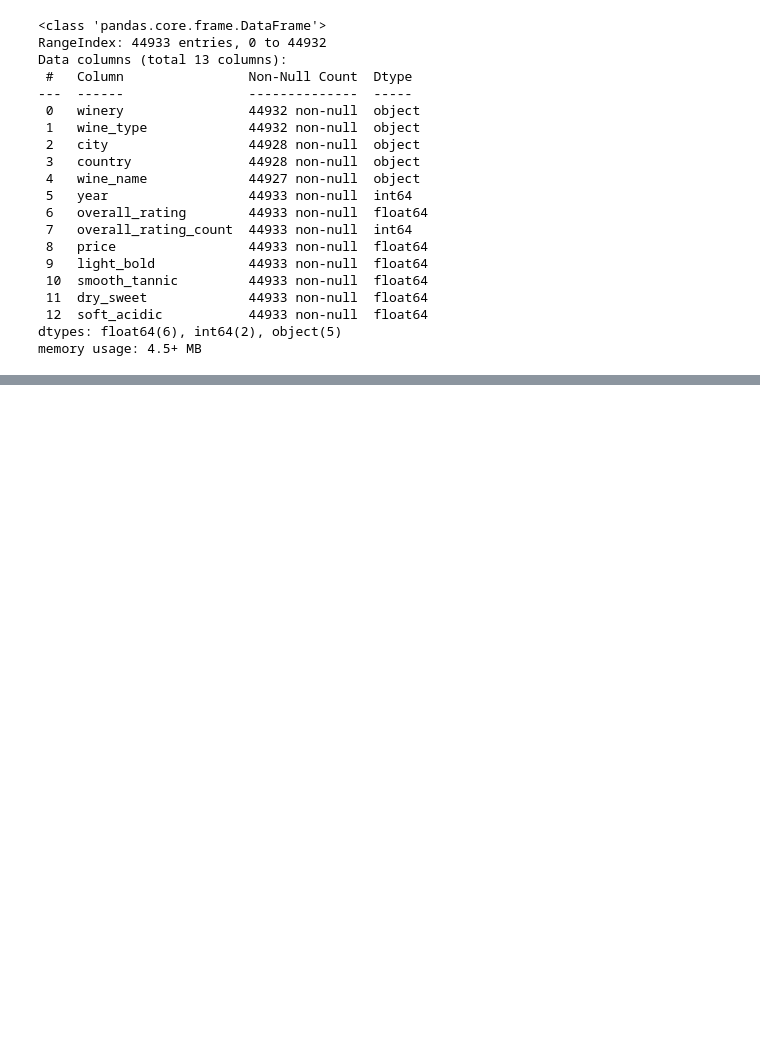
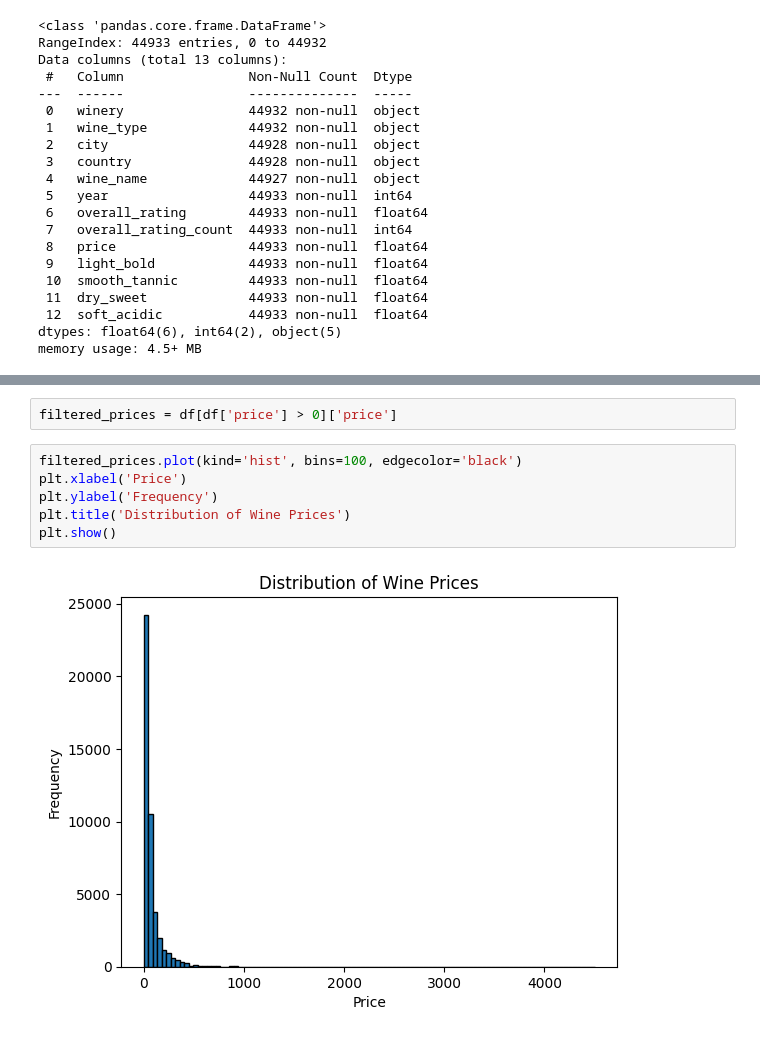
Before and after one commit to lei10003/Cellar-Defenders, a Jupyter notebook: Cellar Defenders_Vivino_Reds_Analysis.ipynb, the cells around one changed output, grey strips where cells are left out. Drawn from its saved outputs; the diff is of its cells as text; blank space fills up the shorter version.

```diff
--- a/Cellar Defenders_Vivino_Reds_Analysis.ipynb
+++ b/Cellar Defenders_Vivino_Reds_Analysis.ipynb
@@ -117,0 +148,10 @@ df.city.value_counts().hist(bins = 10)
+# %%
+filtered_prices = df[df['price'] > 0]['price']
+# %%
+filtered_prices.plot(kind='hist', bins=100, edgecolor='black')
+plt.xlabel('Price')
+plt.ylabel('Frequency')
+plt.title('Distribution of Wine Prices')
+plt.show()
+# %% [output]
+[figure, added]
```
Also changed, not shown: parts of 24 cells of this notebook, 1 other file.
